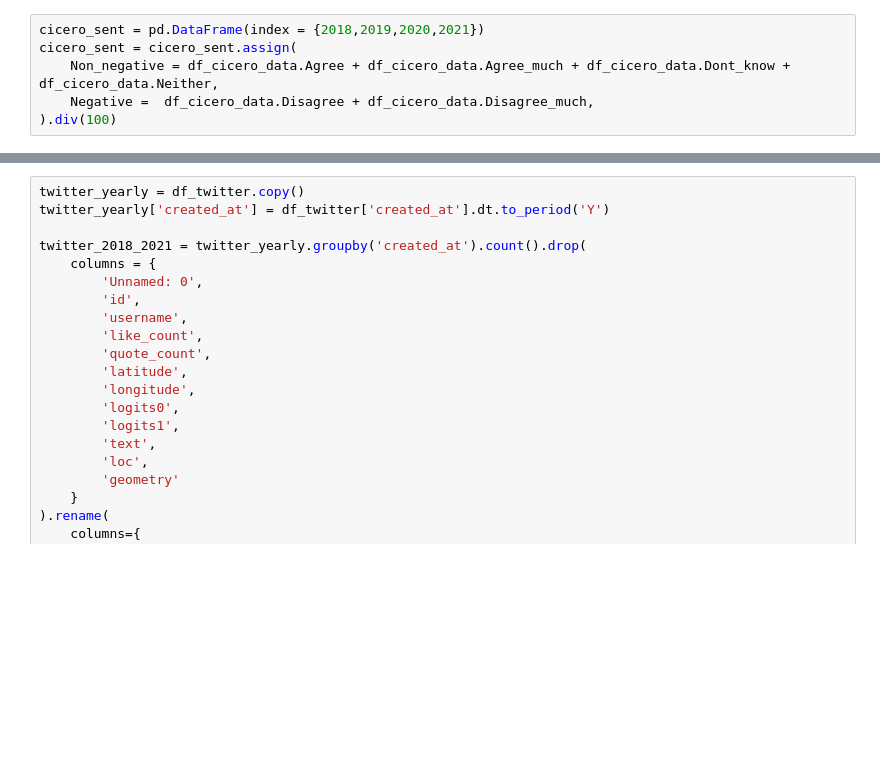
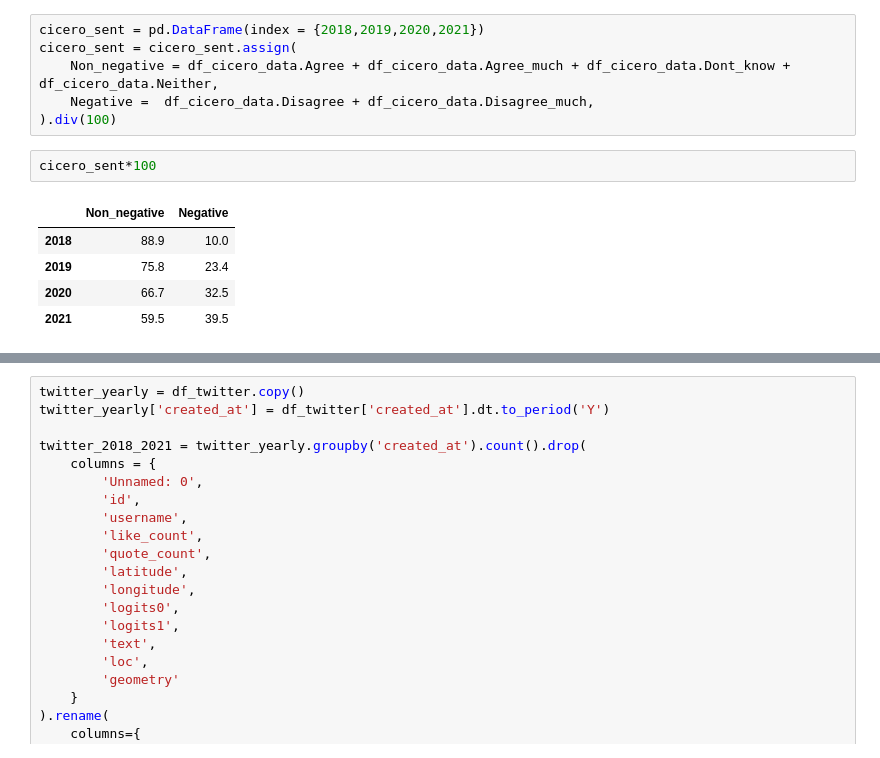
Before and after one commit to OskarVagero/sentiment-analysis-we, a Jupyter notebook: python_scripts/proj_twitt_sentiment/comparative_temporal.ipynb, the cells around one changed output, grey strips where cells are left out. Cells and saved outputs as stored; diff of their text form; blank space fills up the shorter version.

```diff
--- a/python_scripts/proj_twitt_sentiment/comparative_temporal.ipynb
+++ b/python_scripts/proj_twitt_sentiment/comparative_temporal.ipynb
@@ -433,3 +474,11 @@ cicero_sent = cicero_sent.assign(
     Non_negative = df_cicero_data.Agree + df_cicero_data.Agree_much + df_cicero_data.Dont_know + df_cicero_data.Neither,
     Negative =  df_cicero_data.Disagree + df_cicero_data.Disagree_much,
 ).div(100)
+# %%
+cicero_sent*100
+# %% [output]
+|  | Non_negative | Negative |
+| 2018 | 88.9 | 10.0 |
+| 2019 | 75.8 | 23.4 |
+| 2020 | 66.7 | 32.5 |
+| 2021 | 59.5 | 39.5 |
```
Also changed, not shown: parts of 5 cells of this notebook.
